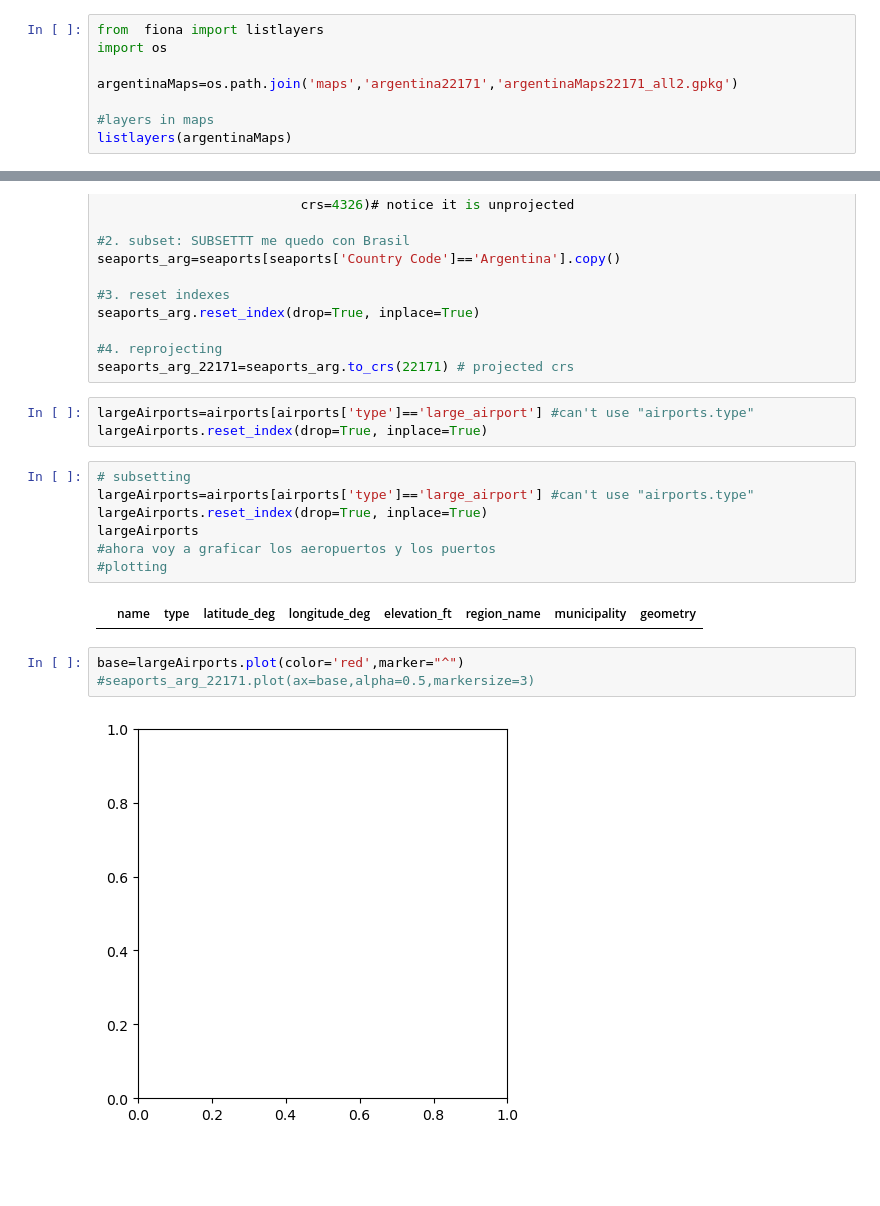
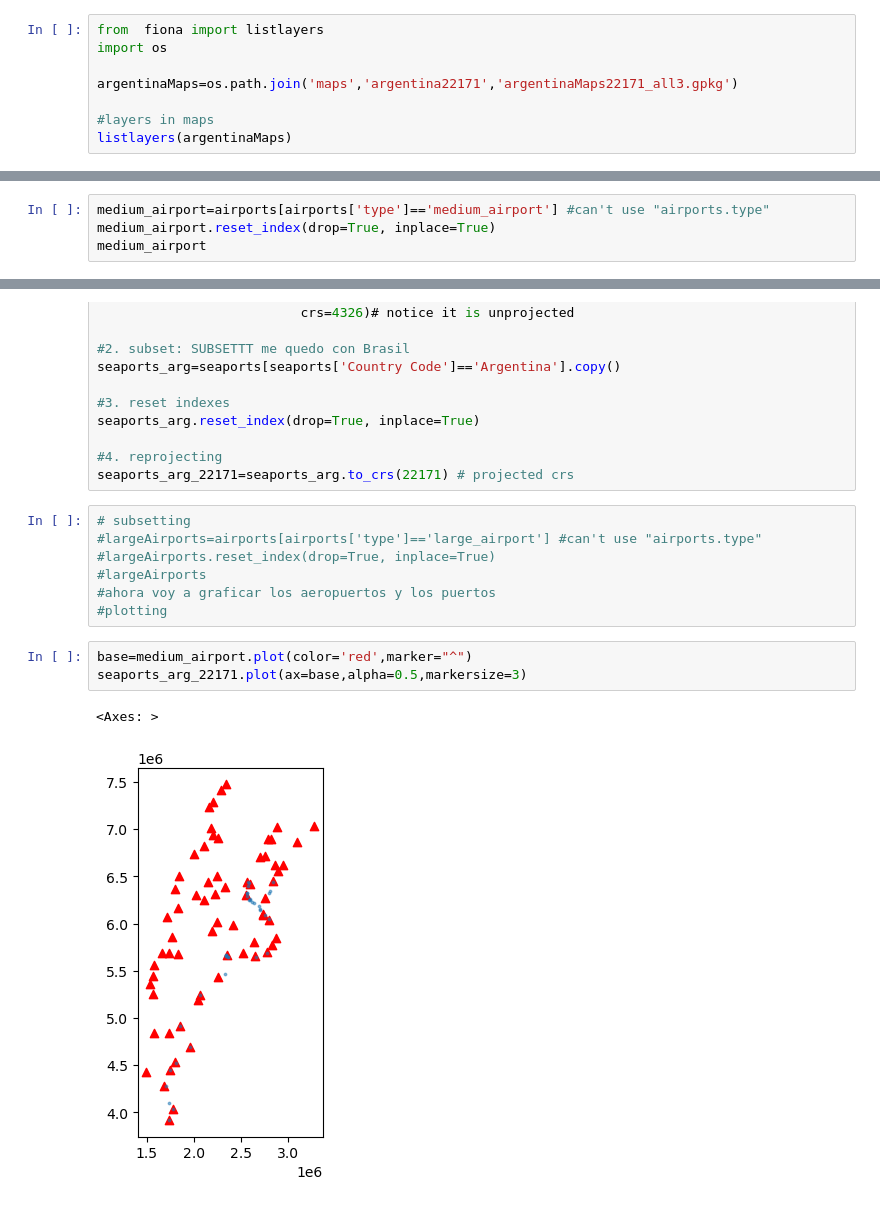
Before and after one commit to Romina300/TareaFinal_1, a Jupyter notebook: TareaFinal_parte1.ipynb, the cells around one changed output, grey strips where cells are left out. Cells and saved outputs as stored; diff of their text form; blank space fills up the shorter version.

```diff
--- a/TareaFinal_parte1.ipynb
+++ b/TareaFinal_parte1.ipynb
@@ -17,7 +17,7 @@
 from  fiona import listlayers
 import os
 
-argentinaMaps=os.path.join('maps','argentina22171','argentinaMaps22171_all2.gpkg')
+argentinaMaps=os.path.join('maps','argentina22171','argentinaMaps22171_all3.gpkg')
 
 #layers in maps
 listlayers(argentinaMaps)
@@ -41,0 +68,4 @@ border=gpd.read_file(argentinaMaps,layer='border')
+# %%
+medium_airport=airports[airports['type']=='medium_airport'] #can't use "airports.type"
+medium_airport.reset_index(drop=True, inplace=True)
+medium_airport
@@ -133,19 +177,15 @@ seaports_arg.reset_index(drop=True, inplace=True)
 #4. reprojecting
 seaports_arg_22171=seaports_arg.to_crs(22171) # projected crs
 # %%
-largeAirports=airports[airports['type']=='large_airport'] #can't use "airports.type"
-largeAirports.reset_index(drop=True, inplace=True)
+# subsetting
+#largeAirports=airports[airports['type']=='large_airport'] #can't use "airports.type"
+#largeAirports.reset_index(drop=True, inplace=True)
+#largeAirports
+#ahora voy a graficar los aeropuertos y los puertos
+#plotting
-# %%
-# subsetting
-largeAirports=airports[airports['type']=='large_airport'] #can't use "airports.type"
-largeAirports.reset_index(drop=True, inplace=True)
-largeAirports
-#ahora voy a graficar los aeropuertos y los puertos
-#plotting
-# %% [output]
-|  | name | type | latitude_deg | longitude_deg | elevation_ft | region_name | municipality | geometry |
 # %%
-base=largeAirports.plot(color='red',marker="^")
-#seaports_arg_22171.plot(ax=base,alpha=0.5,markersize=3)
+base=medium_airport.plot(color='red',marker="^")
+seaports_arg_22171.plot(ax=base,alpha=0.5,markersize=3)
 # %% [output]
+<Axes: >
-[figure, old version]
+[figure, new version]
```
Also changed, not shown: parts of 20 cells of this notebook, 1 other file.
